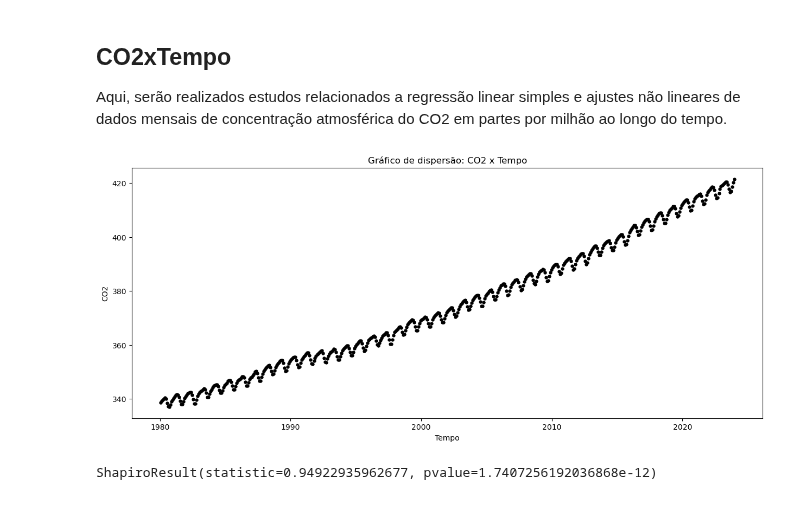
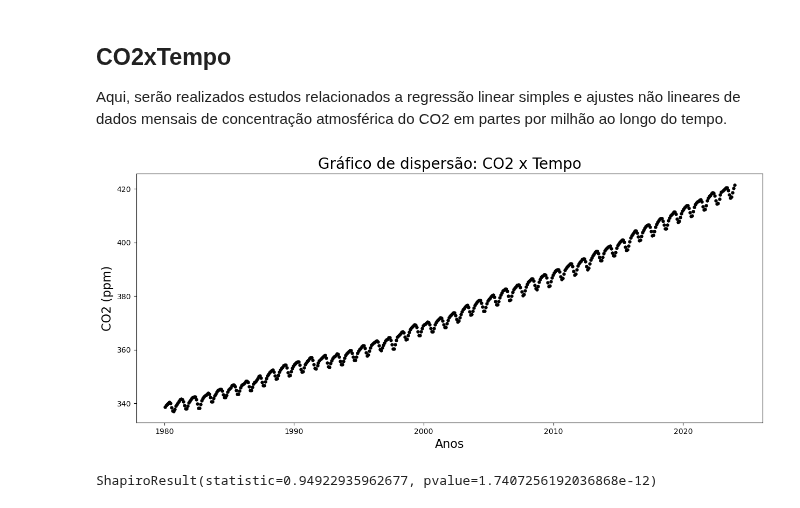
Before and after one commit to Joaof14/Clima_MMQ, a Jupyter notebook: MMQ_statsModel.ipynb, the cells around one changed output. Cells and saved outputs as stored; diff of their text form; code cells hidden in the pictures.

```diff
--- a/MMQ_statsModel.ipynb
+++ b/MMQ_statsModel.ipynb
@@ -47,6 +47,9 @@ def plotgrafico(xlabel = "", ylabel="", label="", linha = 0, titulo = 'Gráfico'
     eix.set_ylabel(ylabel)
     eix.set_xlabel(xlabel)
     eix.set_title(titulo)
+    eix.title.set_size(20)
+    eix.xaxis.label.set_size(16)
+    eix.yaxis.label.set_size(16)
     if funcao == True:
         eix.plot(x, linha , label = label, color = 'red')
         eix.legend()
@@ -59,10 +62,10 @@ Aqui, serão realizados estudos relacionados a regressão linear simples e ajust
 # %%
 #definir variáveis x e y
 y = np.array(df['Co2 ppm'])
 x = np.array(df['decimal date'])
-plotgrafico(funcao = False, titulo = "Gráfico de dispersão: CO2 x Tempo", xlabel = "Tempo", ylabel = "CO2", fileN = "DispersaoCO2")
+plotgrafico(funcao = False, titulo = "Gráfico de dispersão: CO2 x Tempo", xlabel = "Anos", ylabel = "CO2 (ppm)", fileN = "DispersaoCO2")
 # %% [output]
-[figure, old version]
+[figure, new version]
 # %%
 #teste da distribuição normal
 sp.shapiro(y)
```
Also changed, not shown: parts of 2 cells of this notebook, 3 other files.
